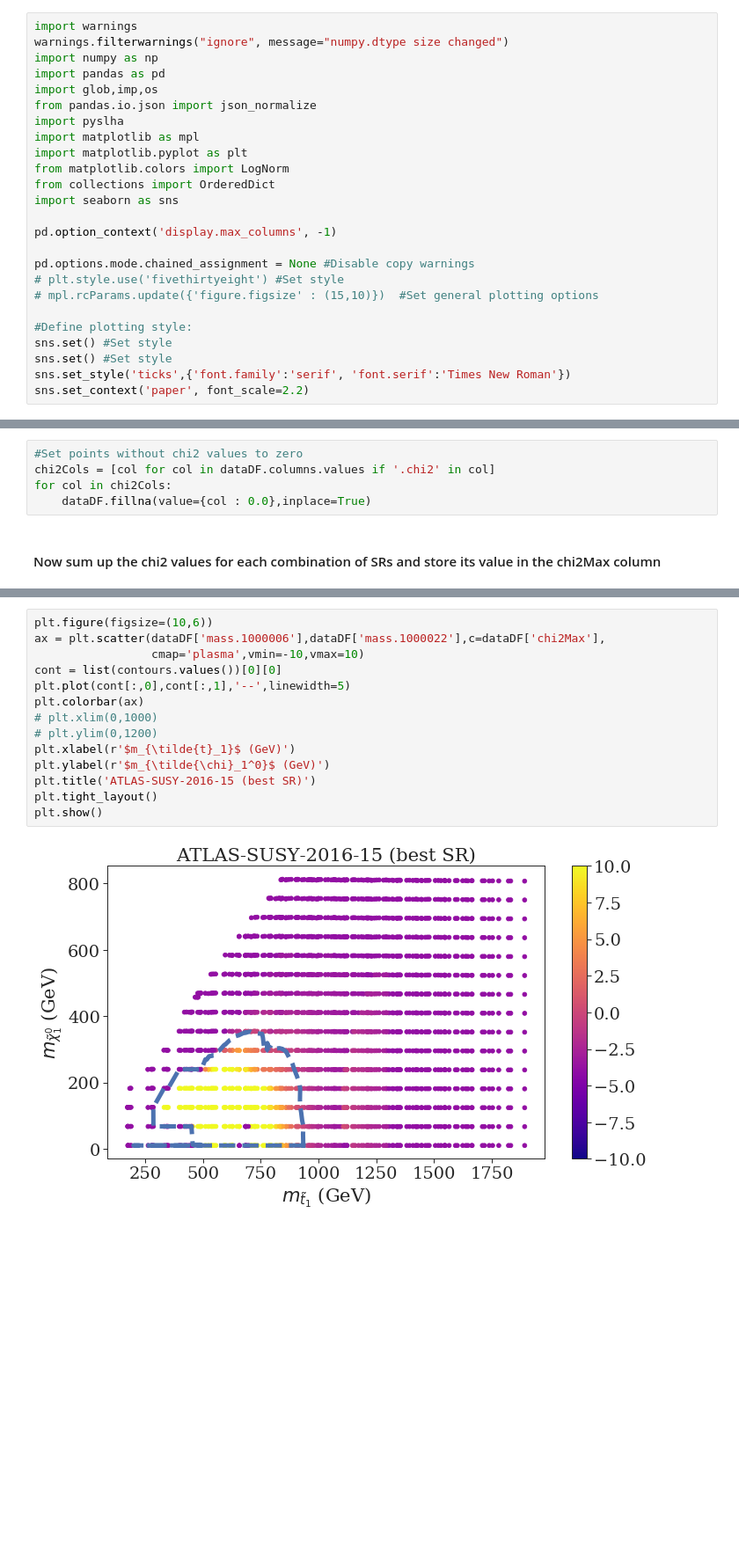
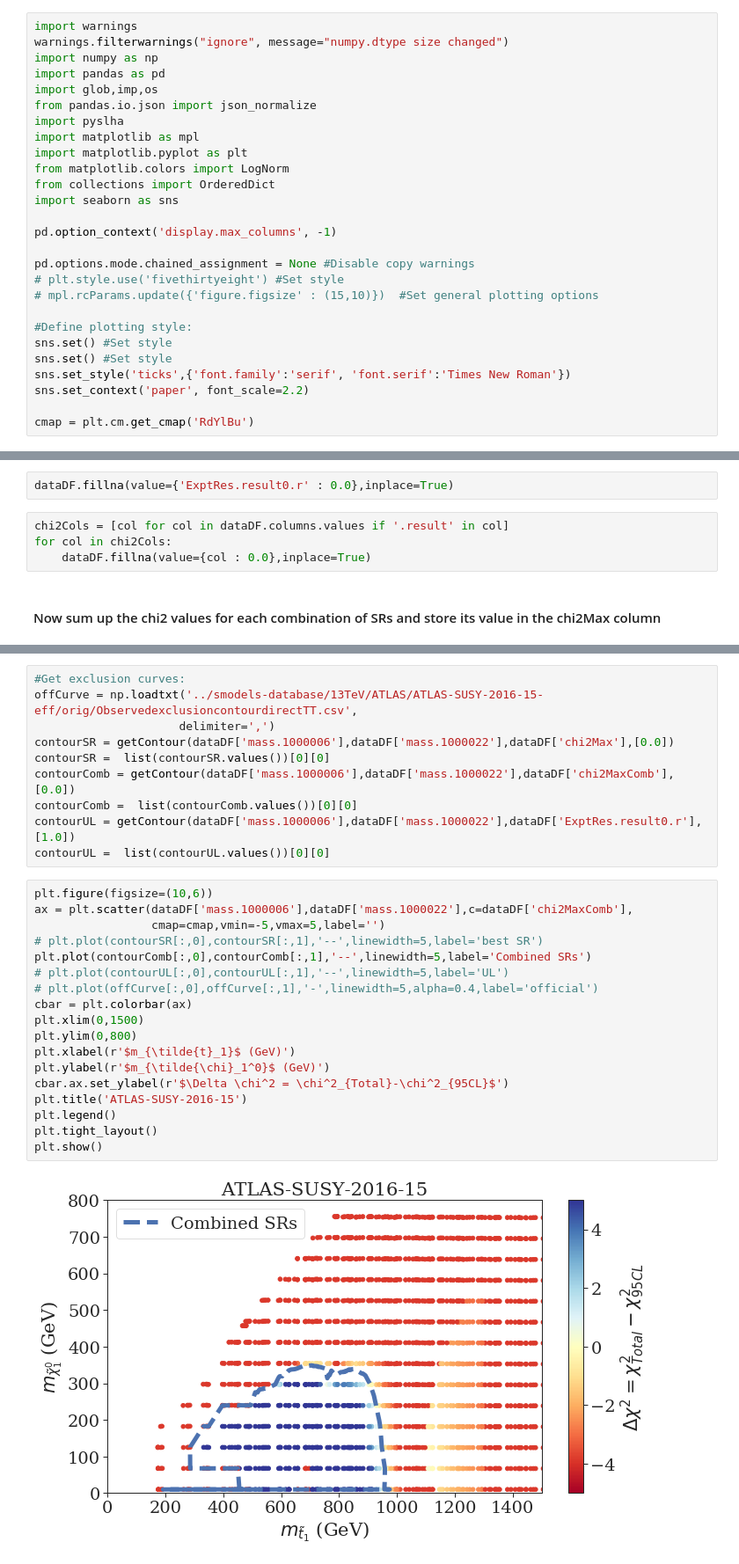
Before and after one commit to andlessa/stopsEFT, a Jupyter notebook: results/plotResults-Chi2.ipynb, the cells around one changed output, grey strips where cells are left out. Shown at 88% size. Cells and saved outputs as stored; diff of their text form; blank space fills up the shorter version.

Commit message:
updated plot

```diff
--- a/results/plotResults-Chi2.ipynb
+++ b/results/plotResults-Chi2.ipynb
@@ -25,6 +25,8 @@ sns.set() #Set style
 sns.set() #Set style
 sns.set_style('ticks',{'font.family':'serif', 'font.serif':'Times New Roman'})
 sns.set_context('paper', font_scale=2.2)
+
+cmap = plt.cm.get_cmap('RdYlBu')
 # %%
 def getContour(xpts,ypts,zpts,levels):
     """
@@ -57,9 +59,10 @@ def getContour(xpts,ypts,zpts,levels):
 #Merge with SModelS DataFrame
 dataDF = pd.read_pickle('scan_results_atlas_2016_15.pcl')
 #print(dataDF.columns.values.tolist()) #Print all columns names
+# %%
+dataDF.fillna(value={'ExptRes.result0.r' : 0.0},inplace=True)
 # %%
-#Set points without chi2 values to zero
-chi2Cols = [col for col in dataDF.columns.values if '.chi2' in col]
+chi2Cols = [col for col in dataDF.columns.values if '.result' in col]
 for col in chi2Cols:
     dataDF.fillna(value={col : 0.0},inplace=True)
 # %% [markdown]
@@ -101,16 +117,30 @@ contours = getContour(dataDF['mass.1000006'],dataDF['mass.1000022'],dataDF['chi2
+# %%
+#Get exclusion curves:
+offCurve = np.loadtxt('../smodels-database/13TeV/ATLAS/ATLAS-SUSY-2016-15-eff/orig/ObservedexclusioncontourdirectTT.csv',
+                     delimiter=',')
+contourSR = getContour(dataDF['mass.1000006'],dataDF['mass.1000022'],dataDF['chi2Max'],[0.0])
+contourSR =  list(contourSR.values())[0][0]
+contourComb = getContour(dataDF['mass.1000006'],dataDF['mass.1000022'],dataDF['chi2MaxComb'],[0.0])
+contourComb =  list(contourComb.values())[0][0]
+contourUL = getContour(dataDF['mass.1000006'],dataDF['mass.1000022'],dataDF['ExptRes.result0.r'],[1.0])
+contourUL =  list(contourUL.values())[0][0]
 # %%
 plt.figure(figsize=(10,6))
-ax = plt.scatter(dataDF['mass.1000006'],dataDF['mass.1000022'],c=dataDF['chi2Max'],
-                 cmap='plasma',vmin=-10,vmax=10)
-cont = list(contours.values())[0][0]
-plt.plot(cont[:,0],cont[:,1],'--',linewidth=5)
-plt.colorbar(ax)
-# plt.xlim(0,1000)
-# plt.ylim(0,1200)
+ax = plt.scatter(dataDF['mass.1000006'],dataDF['mass.1000022'],c=dataDF['chi2MaxComb'],
+                 cmap=cmap,vmin=-5,vmax=5,label='')
+# plt.plot(contourSR[:,0],contourSR[:,1],'--',linewidth=5,label='best SR')
+plt.plot(contourComb[:,0],contourComb[:,1],'--',linewidth=5,label='Combined SRs')
+# plt.plot(contourUL[:,0],contourUL[:,1],'--',linewidth=5,label='UL')
+# plt.plot(offCurve[:,0],offCurve[:,1],'-',linewidth=5,alpha=0.4,label='official')
+cbar = plt.colorbar(ax)
+plt.xlim(0,1500)
+plt.ylim(0,800)
 plt.xlabel(r'$m_{\tilde{t}_1}$ (GeV)')
 plt.ylabel(r'$m_{\tilde{\chi}_1^0}$ (GeV)')
-plt.title('ATLAS-SUSY-2016-15 (best SR)')
+cbar.ax.set_ylabel(r'$\Delta \chi^2 = \chi^2_{Total}-\chi^2_{95CL}$')
+plt.title('ATLAS-SUSY-2016-15')
+plt.legend()
 plt.tight_layout()
 plt.show()
 # %% [output]
-[figure, old version]
+[figure, new version]
```
Also changed, not shown: parts of 4 cells of this notebook, 2 other files.
